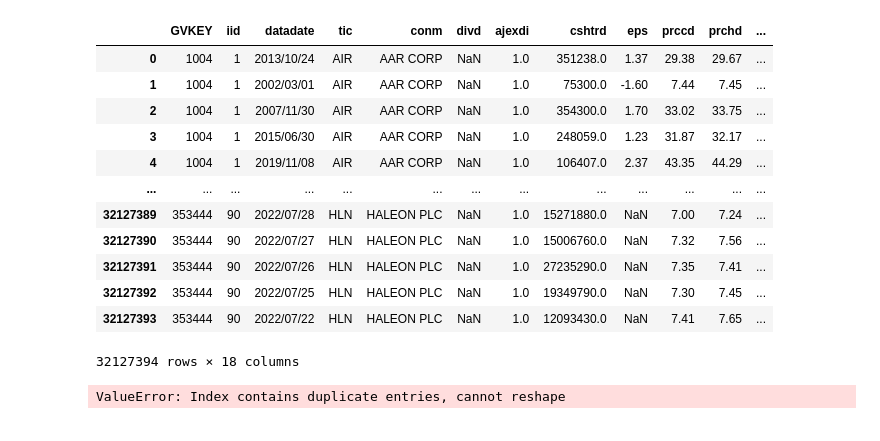
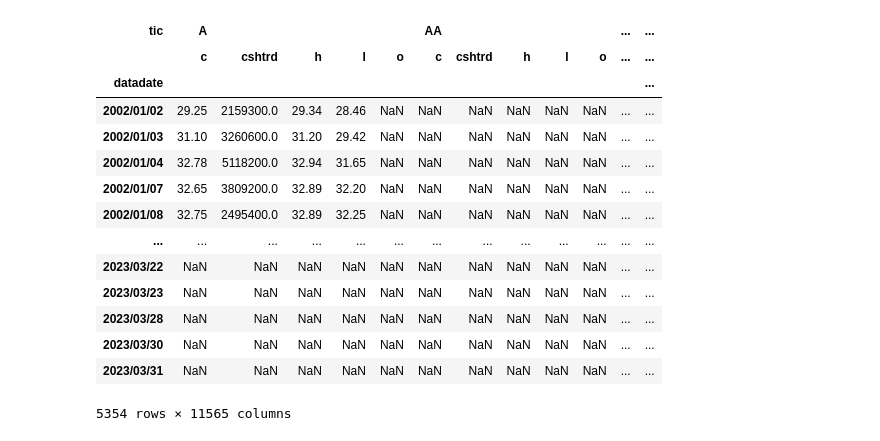
Before and after one commit to jakezur1/factorlib, a Jupyter notebook: factors/ohlcv-daily.ipynb, the cells around one changed output. Drawn from its saved outputs; the diff is of its cells as text; code cells hidden in the pictures.

```diff
--- a/factors/ohlcv-daily.ipynb
+++ b/factors/ohlcv-daily.ipynb
@@ -3,26 +4,26 @@ import pandas as pd
-# %%
-ohlcv_data = pd.read_csv('../data/ohlcv-wrds-daily.csv')
-ohlcv_data['datadate'] = pd.to_datetime(ohlcv_data['datadate'])
-ohlcv_data.drop(columns=['tic'], inplace=True)
-ohlcv_data.set_index(['GVKEY', 'datadate'], inplace=True)
-# %% [output]
-|  | GVKEY | iid | datadate | tic | conm | divd | ajexdi | cshtrd | eps | prccd | prchd | ... |
-| 0 | 1004 | 1 | 2013/10/24 | AIR | AAR CORP | NaN | 1.0 | 351238.0 | 1.37 | 29.38 | 29.67 | ... |
-| 1 | 1004 | 1 | 2002/03/01 | AIR | AAR CORP | NaN | 1.0 | 75300.0 | -1.60 | 7.44 | 7.45 | ... |
-| 2 | 1004 | 1 | 2007/11/30 | AIR | AAR CORP | NaN | 1.0 | 354300.0 | 1.70 | 33.02 | 33.75 | ... |
-| 3 | 1004 | 1 | 2015/06/30 | AIR | AAR CORP | NaN | 1.0 | 248059.0 | 1.23 | 31.87 | 32.17 | ... |
-| 4 | 1004 | 1 | 2019/11/08 | AIR | AAR CORP | NaN | 1.0 | 106407.0 | 2.37 | 43.35 | 44.29 | ... |
-| ... | ... | ... | ... | ... | ... | ... | ... | ... | ... | ... | ... | ... |
-| 32127389 | 353444 | 90 | 2022/07/28 | HLN | HALEON PLC | NaN | 1.0 | 15271880.0 | NaN | 7.00 | 7.24 | ... |
-| 32127390 | 353444 | 90 | 2022/07/27 | HLN | HALEON PLC | NaN | 1.0 | 15006760.0 | NaN | 7.32 | 7.56 | ... |
-| 32127391 | 353444 | 90 | 2022/07/26 | HLN | HALEON PLC | NaN | 1.0 | 27235290.0 | NaN | 7.35 | 7.41 | ... |
-| 32127392 | 353444 | 90 | 2022/07/25 | HLN | HALEON PLC | NaN | 1.0 | 19349790.0 | NaN | 7.30 | 7.45 | ... |
-| 32127393 | 353444 | 90 | 2022/07/22 | HLN | HALEON PLC | NaN | 1.0 | 12093430.0 | NaN | 7.41 | 7.65 | ... |
-32127394 rows × 18 columns
-# %%
-ohlcv_by_ticker = ohlcv_data.unstack(level=0)
-ohlcv_by_ticker = ohlcv_by_ticker.swaplevel(0, 1, axis=1)
-ohlcv_by_ticker.sort_index(axis=1, level=0, inplace=True)
-# %% [output]
-ValueError: Index contains duplicate entries, cannot reshape
+# %%
+ohlcv_data = pd.read_parquet('../data/daily-by-ticker.parquet')
+ohlcv_data = ohlcv_data.swaplevel(0, 1, axis=1)
+ohlcv_data = ohlcv_data[['o', 'h', 'l', 'c', 'cshtrd']]
+ohlcv_data = ohlcv_data.swaplevel(0, 1, axis=1).sort_index(level=0, axis=1)
+# %%
+pattern = r'^[a-zA-Z]+$'
+mask = ohlcv_data.columns.get_level_values(0).str.match(pattern)
+valid_ohlcv = ohlcv_data.loc[:, mask]
+# %% [output]
+| tic | A |  |  |  |  | AA |  |  |  |  | ... | ... |
+|  | c | cshtrd | h | l | o | c | cshtrd | h | l | o | ... | ... |
+| datadate |  |  |  |  |  |  |  |  |  |  |  | ... |
+| 2002/01/02 | 29.25 | 2159300.0 | 29.34 | 28.46 | NaN | NaN | NaN | NaN | NaN | NaN | ... | ... |
+| 2002/01/03 | 31.10 | 3260600.0 | 31.20 | 29.42 | NaN | NaN | NaN | NaN | NaN | NaN | ... | ... |
+| 2002/01/04 | 32.78 | 5118200.0 | 32.94 | 31.65 | NaN | NaN | NaN | NaN | NaN | NaN | ... | ... |
+| 2002/01/07 | 32.65 | 3809200.0 | 32.89 | 32.20 | NaN | NaN | NaN | NaN | NaN | NaN | ... | ... |
+| 2002/01/08 | 32.75 | 2495400.0 | 32.89 | 32.25 | NaN | NaN | NaN | NaN | NaN | NaN | ... | ... |
+| ... | ... | ... | ... | ... | ... | ... | ... | ... | ... | ... | ... | ... |
+| 2023/03/22 | NaN | NaN | NaN | NaN | NaN | NaN | NaN | NaN | NaN | NaN | ... | ... |
+| 2023/03/23 | NaN | NaN | NaN | NaN | NaN | NaN | NaN | NaN | NaN | NaN | ... | ... |
+| 2023/03/28 | NaN | NaN | NaN | NaN | NaN | NaN | NaN | NaN | NaN | NaN | ... | ... |
+| 2023/03/30 | NaN | NaN | NaN | NaN | NaN | NaN | NaN | NaN | NaN | NaN | ... | ... |
+| 2023/03/31 | NaN | NaN | NaN | NaN | NaN | NaN | NaN | NaN | NaN | NaN | ... | ... |
+5354 rows × 11565 columns
 # %%
```
Also changed, not shown: parts of 2 cells of this notebook, 8 other files.
